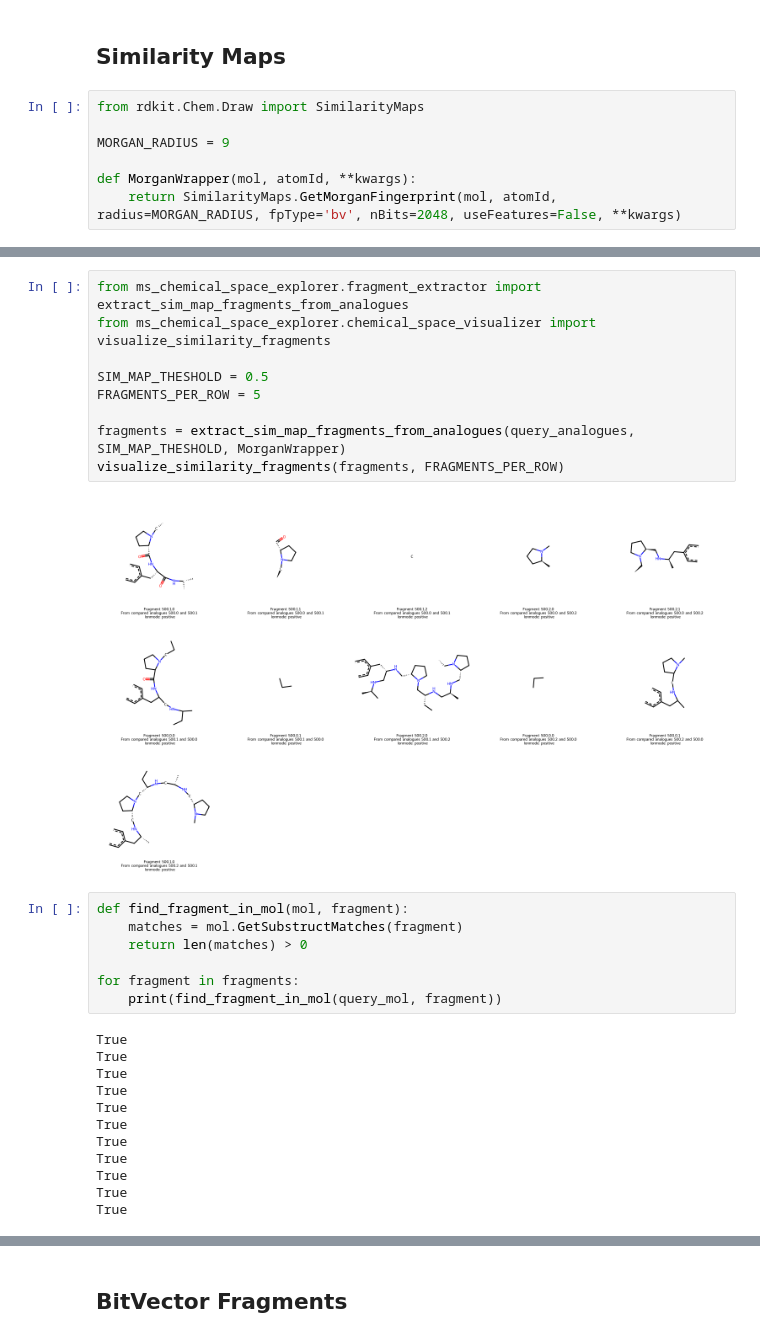
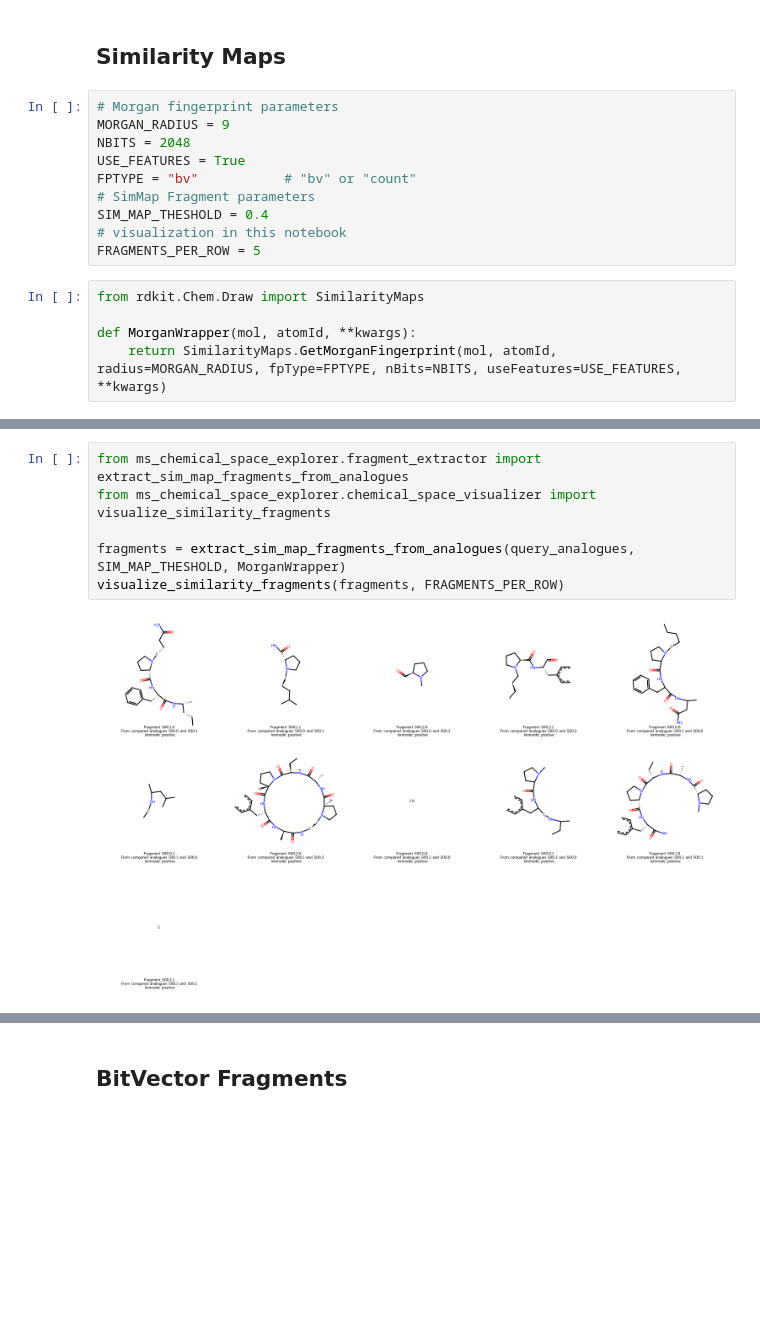
Before and after one commit to Knerten0815/master-thesis-code, a Jupyter notebook: ChemspaceExplorerExplorer.ipynb, the cells around one changed output, grey strips where cells are left out. Saved outputs shown, nothing was run; the diff lists cells and outputs as text; blank space fills up the shorter version.

```diff
--- a/ChemspaceExplorerExplorer.ipynb
+++ b/ChemspaceExplorerExplorer.ipynb
@@ -140,11 +140,19 @@ MolsToGridImage(query_analogues)
 [figure]
 # %% [markdown]
 ## Similarity Maps
+# %%
+# Morgan fingerprint parameters
+MORGAN_RADIUS = 9
+NBITS = 2048
+USE_FEATURES = True
+FPTYPE = "bv"           # "bv" or "count"
+# SimMap Fragment parameters
+SIM_MAP_THESHOLD = 0.4
+# visualization in this notebook
+FRAGMENTS_PER_ROW = 5
 # %%
 from rdkit.Chem.Draw import SimilarityMaps
 
-MORGAN_RADIUS = 9
-
 def MorganWrapper(mol, atomId, **kwargs):
-    return SimilarityMaps.GetMorganFingerprint(mol, atomId, radius=MORGAN_RADIUS, fpType='bv', nBits=2048, useFeatures=False, **kwargs)
+    return SimilarityMaps.GetMorganFingerprint(mol, atomId, radius=MORGAN_RADIUS, fpType=FPTYPE, nBits=NBITS, useFeatures=USE_FEATURES, **kwargs)
 # %%
@@ -185,30 +194,8 @@ for mol_id, mol in enumerate(query_analogues):
 # %%
 from ms_chemical_space_explorer.fragment_extractor import extract_sim_map_fragments_from_analogues
 from ms_chemical_space_explorer.chemical_space_visualizer import visualize_similarity_fragments
 
-SIM_MAP_THESHOLD = 0.5
-FRAGMENTS_PER_ROW = 5
-
 fragments = extract_sim_map_fragments_from_analogues(query_analogues, SIM_MAP_THESHOLD, MorganWrapper)
 visualize_similarity_fragments(fragments, FRAGMENTS_PER_ROW)
 # %% [output]
-[figure, old version]
+[figure, new version]
-# %%
-def find_fragment_in_mol(mol, fragment):
-    matches = mol.GetSubstructMatches(fragment)
-    return len(matches) > 0
-
-for fragment in fragments:
-    print(find_fragment_in_mol(query_mol, fragment))
-# %% [output]
-True
-True
-True
-True
-True
-True
-True
-True
-True
-True
-True
```
Also changed, not shown: parts of 5 cells of this notebook.
